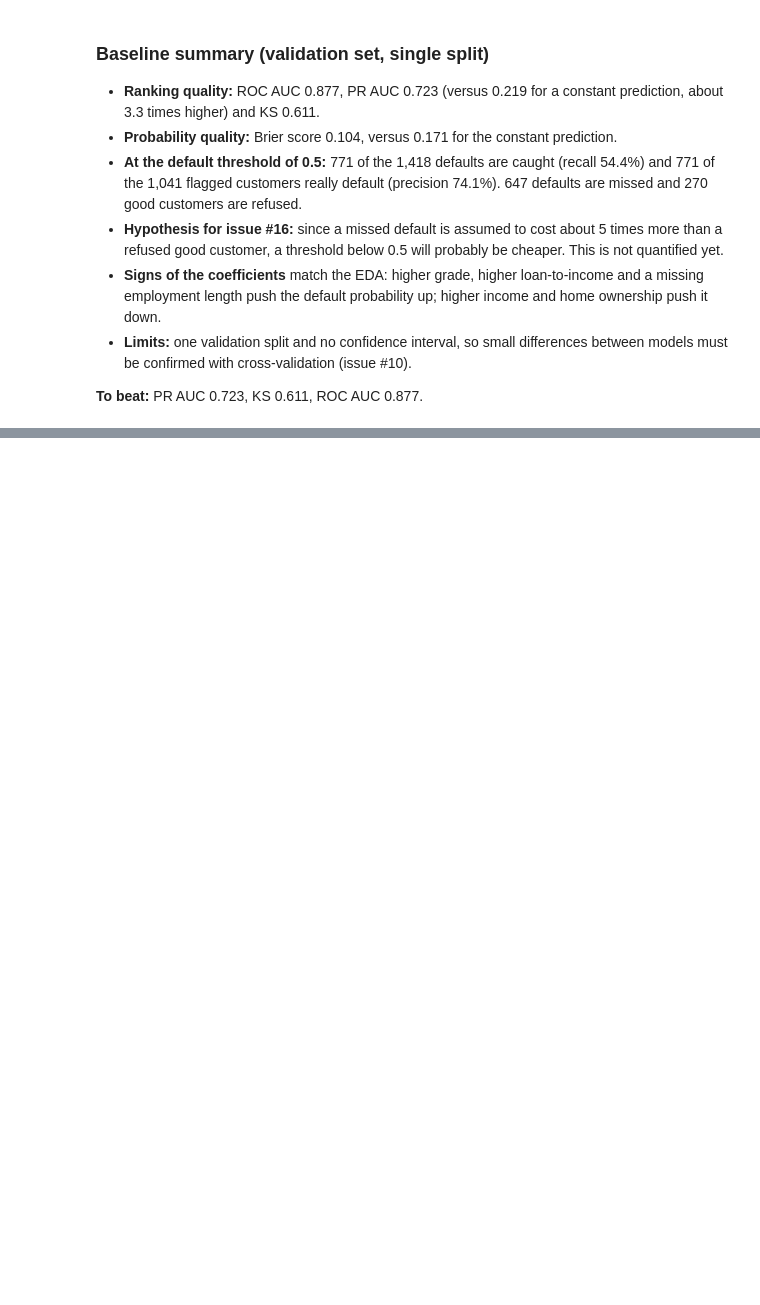
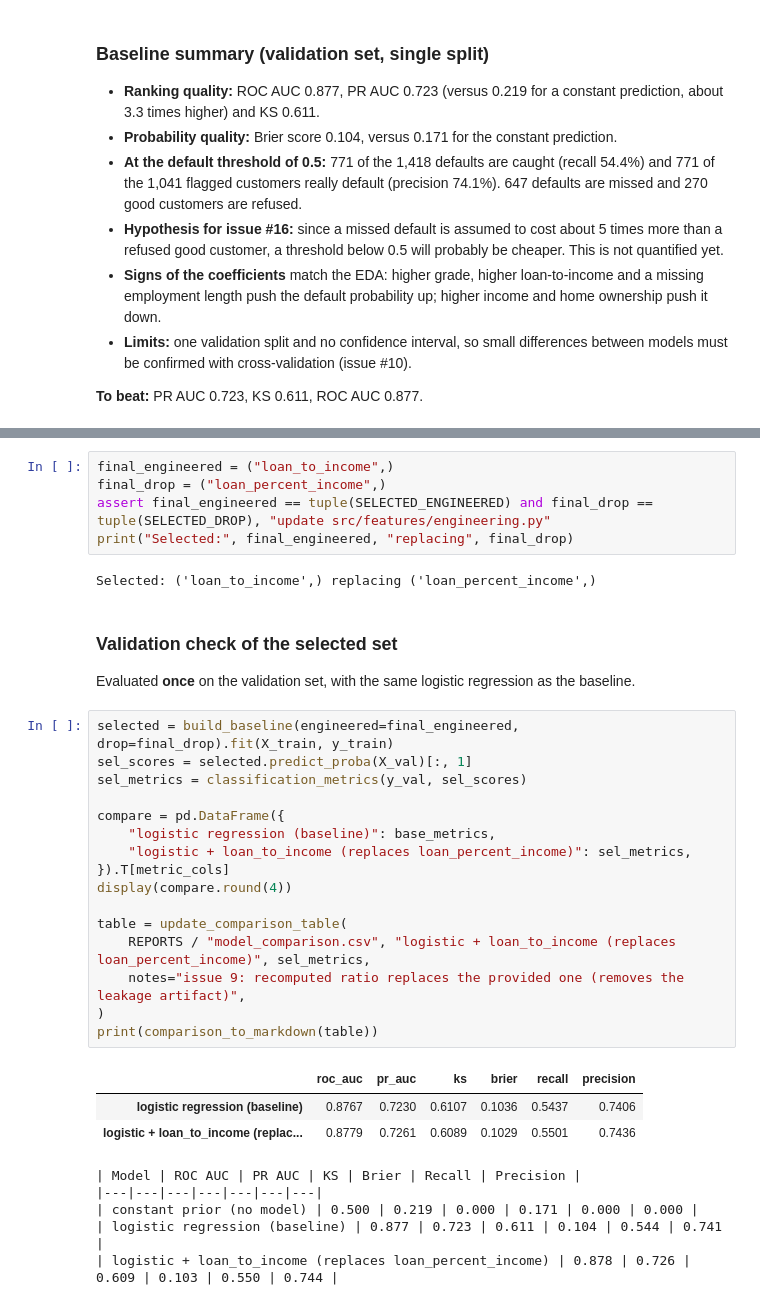
Before and after one commit to cheickbougoum90-web/credit-risk-scoring, a Jupyter notebook: notebooks/02_modeling_experiments.ipynb, the cells around one changed output, grey strips where cells are left out. Saved outputs shown, nothing was run; the diff lists cells and outputs as text; blank space fills up the shorter version.

```diff
--- a/notebooks/02_modeling_experiments.ipynb
+++ b/notebooks/02_modeling_experiments.ipynb
@@ -234,0 +366,36 @@ print(comparison_to_markdown(table))
+# %%
+final_engineered = ("loan_to_income",)
+final_drop = ("loan_percent_income",)
+assert final_engineered == tuple(SELECTED_ENGINEERED) and final_drop == tuple(SELECTED_DROP), "update src/features/engineering.py"
+print("Selected:", final_engineered, "replacing", final_drop)
+# %% [output]
+Selected: ('loan_to_income',) replacing ('loan_percent_income',)
+# %% [markdown]
+### Validation check of the selected set
+
+Evaluated **once** on the validation set, with the same logistic regression as the baseline.
+# %%
+selected = build_baseline(engineered=final_engineered, drop=final_drop).fit(X_train, y_train)
+sel_scores = selected.predict_proba(X_val)[:, 1]
+sel_metrics = classification_metrics(y_val, sel_scores)
+
+compare = pd.DataFrame({
+    "logistic regression (baseline)": base_metrics,
+    "logistic + loan_to_income (replaces loan_percent_income)": sel_metrics,
+}).T[metric_cols]
+display(compare.round(4))
+
+table = update_comparison_table(
+    REPORTS / "model_comparison.csv", "logistic + loan_to_income (replaces loan_percent_income)", sel_metrics,
+    notes="issue 9: recomputed ratio replaces the provided one (removes the leakage artifact)",
+)
+print(comparison_to_markdown(table))
+# %% [output]
+|  | roc_auc | pr_auc | ks | brier | recall | precision |
+| logistic regression (baseline) | 0.8767 | 0.7230 | 0.6107 | 0.1036 | 0.5437 | 0.7406 |
+| logistic + loan_to_income (replac... | 0.8779 | 0.7261 | 0.6089 | 0.1029 | 0.5501 | 0.7436 |
+| Model | ROC AUC | PR AUC | KS | Brier | Recall | Precision |
+|---|---|---|---|---|---|---|
+| constant prior (no model) | 0.500 | 0.219 | 0.000 | 0.171 | 0.000 | 0.000 |
+| logistic regression (baseline) | 0.877 | 0.723 | 0.611 | 0.104 | 0.544 | 0.741 |
+| logistic + loan_to_income (replaces loan_percent_income) | 0.878 | 0.726 | 0.609 | 0.103 | 0.550 | 0.744 |
```
Also changed, not shown: parts of 11 cells of this notebook, 10 other files.
